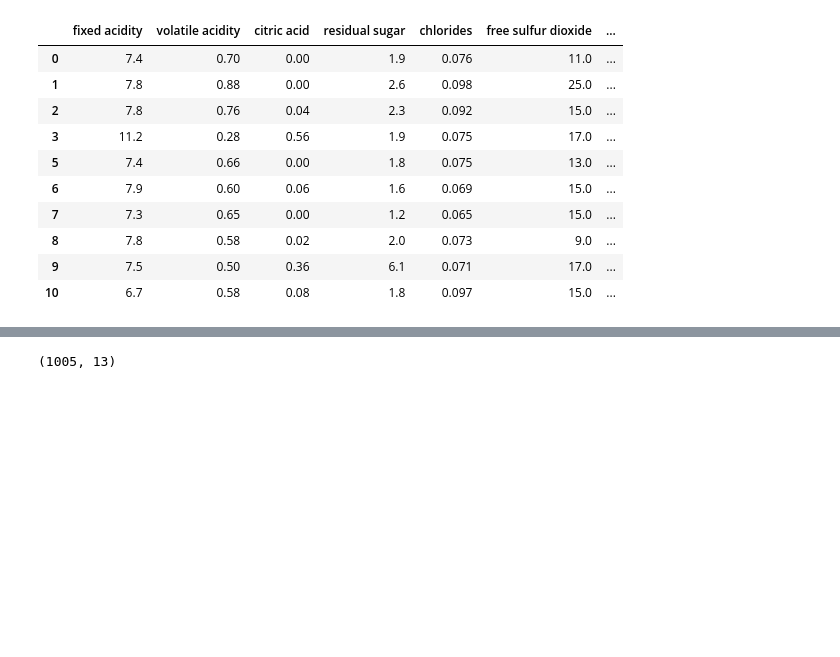
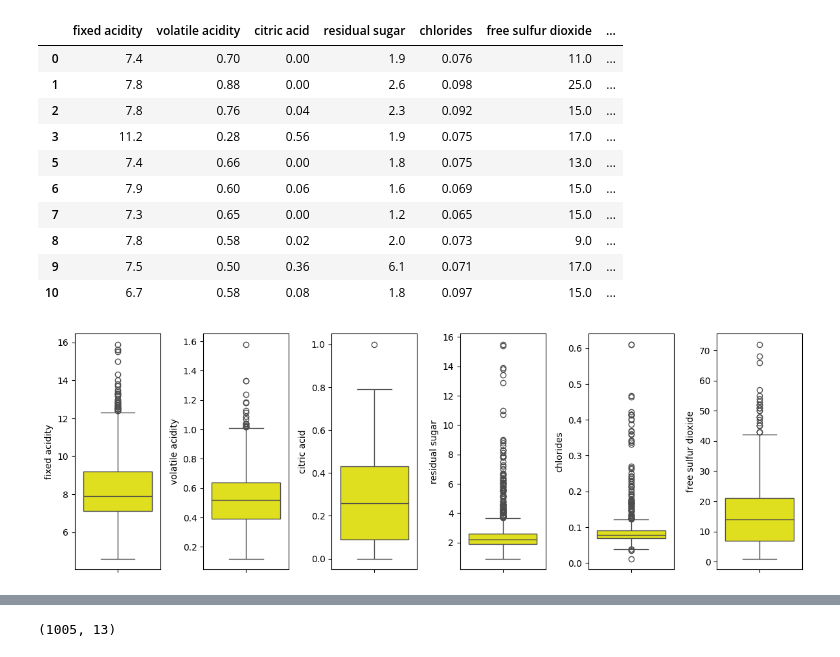
Before and after one commit to jairobernardesjunior/qualidade_do_vinho_tinto, a Jupyter notebook: qualidade_do_vinho_tinto_analisa.ipynb, the cells around one changed output, grey strips where cells are left out. Cells and saved outputs as stored; diff of their text form; code cells hidden in the pictures; blank space fills up the shorter version.

```diff
--- a/qualidade_do_vinho_tinto_analisa.ipynb
+++ b/qualidade_do_vinho_tinto_analisa.ipynb
@@ -128,3 +128,15 @@ dfx.head(10)
 | 8 | 7.8 | 0.58 | 0.02 | 2.0 | 0.073 | 9.0 | ... |
 | 9 | 7.5 | 0.50 | 0.36 | 6.1 | 0.071 | 17.0 | ... |
 | 10 | 6.7 | 0.58 | 0.08 | 1.8 | 0.097 | 15.0 | ... |
+# %%
+# visualizando boxplot para ver a distribuição nos quartis e a existência de outliers
+fig, axs = plt.subplots(nrows=1, ncols=6, figsize=(12, 4), tight_layout=True)
+
+search_outliers = ['fixed acidity', 'volatile acidity', 'citric acid', 'residual sugar',
+                   'chlorides', 'free sulfur dioxide']
+
+for i, column in enumerate(search_outliers):
+    sns.boxplot(y=column, data=dfx, ax=axs[i], color='yellow')
+plt.show()
+# %% [output]
+[figure, added]
```
Also changed, not shown: parts of 3 cells of this notebook, 1 other file.
